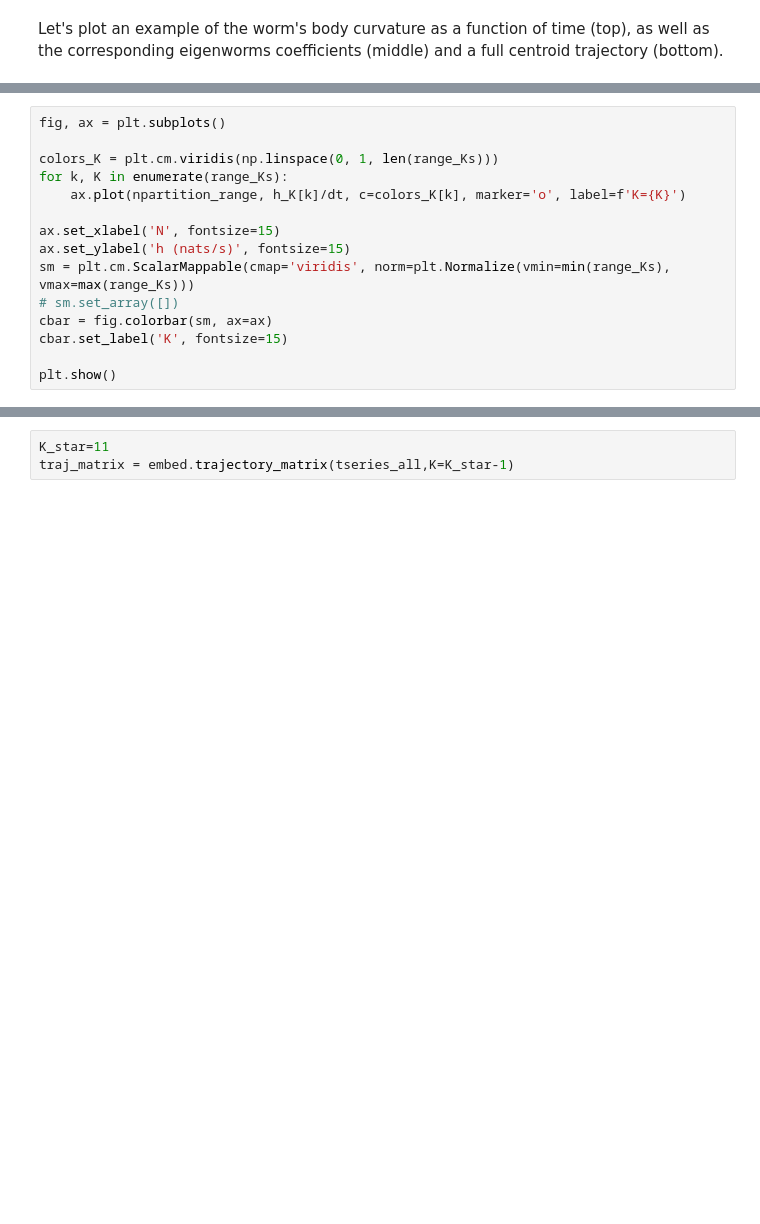
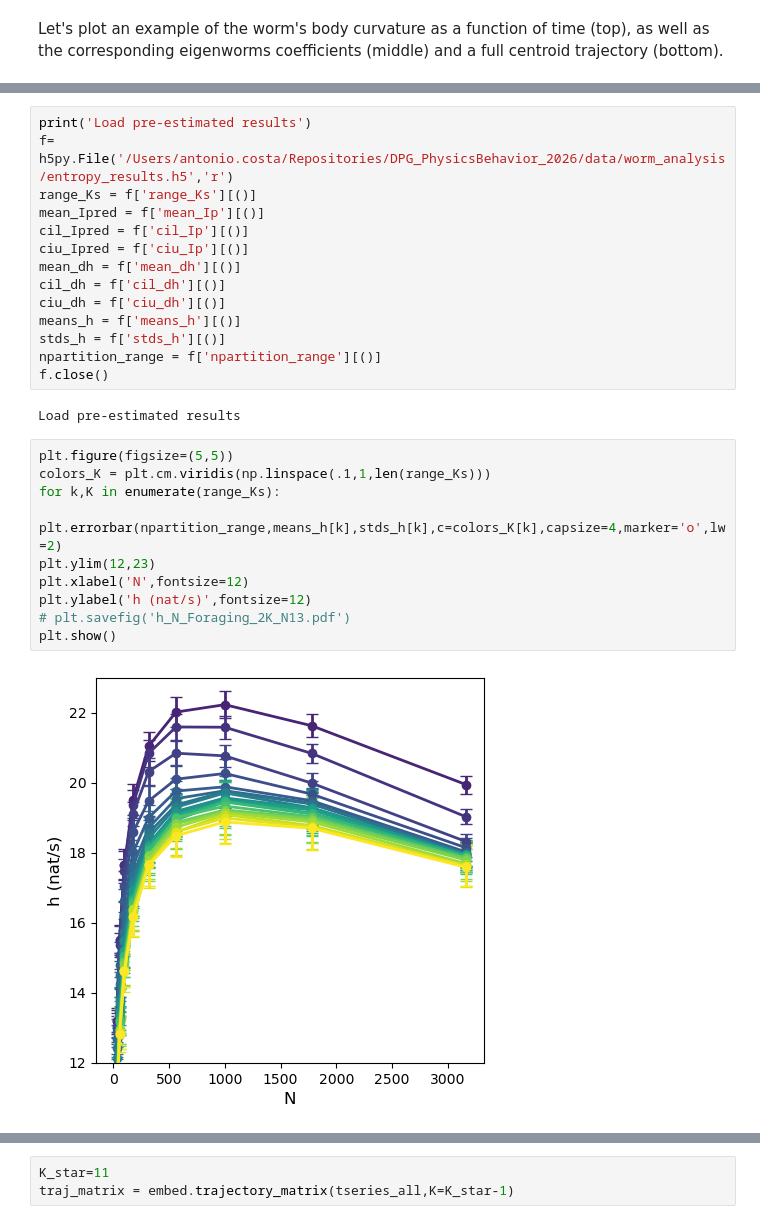
Before and after one commit to AntonioCCosta/DPG_PhysicsBehavior_2026, a Jupyter notebook: notebooks/notebook_4_worm.ipynb, the cells around one changed output, grey strips where cells are left out. Cells and saved outputs as stored; diff of their text form; blank space fills up the shorter version.

Commit message:
Added entropy results

```diff
--- a/notebooks/notebook_4_worm.ipynb
+++ b/notebooks/notebook_4_worm.ipynb
@@ -161,15 +140,0 @@ Let's now plot the entropy rate as a function of the number of partitions for va
-# %%
-fig, ax = plt.subplots()
-
-colors_K = plt.cm.viridis(np.linspace(0, 1, len(range_Ks)))
-for k, K in enumerate(range_Ks):
-    ax.plot(npartition_range, h_K[k]/dt, c=colors_K[k], marker='o', label=f'K={K}')
-
-ax.set_xlabel('N', fontsize=15)
-ax.set_ylabel('h (nats/s)', fontsize=15)
-sm = plt.cm.ScalarMappable(cmap='viridis', norm=plt.Normalize(vmin=min(range_Ks), vmax=max(range_Ks)))
-# sm.set_array([])
-cbar = fig.colorbar(sm, ax=ax)
-cbar.set_label('K', fontsize=15)
-
-plt.show()
@@ -193,0 +192,28 @@ plt.show()
+# %%
+print('Load pre-estimated results')
+f= h5py.File('/Users/antonio.costa/Repositories/DPG_PhysicsBehavior_2026/data/worm_analysis/entropy_results.h5','r')
+range_Ks = f['range_Ks'][()]
+mean_Ipred = f['mean_Ip'][()]
+cil_Ipred = f['cil_Ip'][()]
+ciu_Ipred = f['ciu_Ip'][()]
+mean_dh = f['mean_dh'][()]
+cil_dh = f['cil_dh'][()]
+ciu_dh = f['ciu_dh'][()]
+means_h = f['means_h'][()]
+stds_h = f['stds_h'][()]
+npartition_range = f['npartition_range'][()]
+f.close()
+# %% [output]
+Load pre-estimated results
+# %%
+plt.figure(figsize=(5,5))
+colors_K = plt.cm.viridis(np.linspace(.1,1,len(range_Ks)))
+for k,K in enumerate(range_Ks):
+    plt.errorbar(npartition_range,means_h[k],stds_h[k],c=colors_K[k],capsize=4,marker='o',lw=2)
+plt.ylim(12,23)
+plt.xlabel('N',fontsize=12)
+plt.ylabel('h (nat/s)',fontsize=12)
+# plt.savefig('h_N_Foraging_2K_N13.pdf')
+plt.show()
+# %% [output]
+[figure, added]
```
Also changed, not shown: parts of 22 cells of this notebook, 14 other files.
